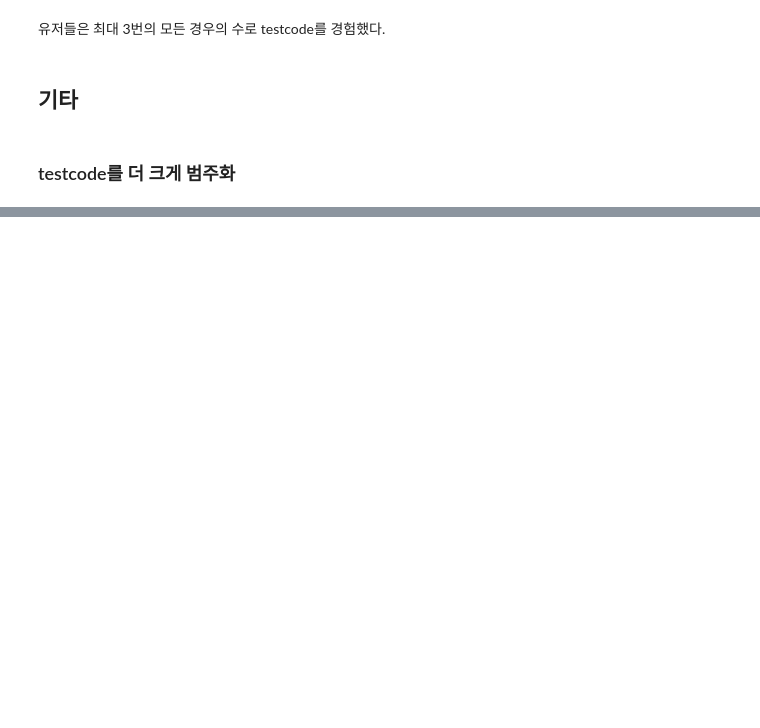
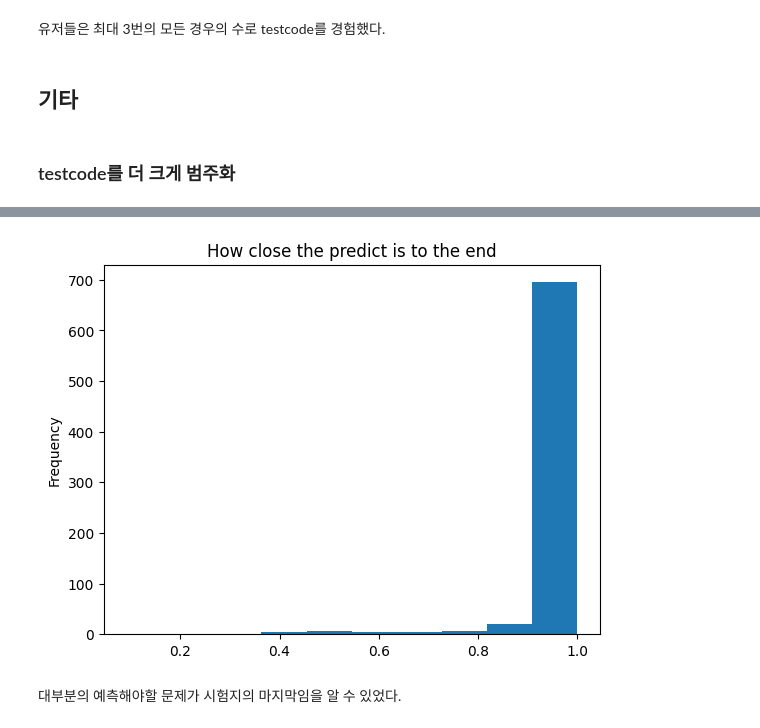
Before and after one commit to boostcampaitech5/level2_dkt-recsys-09, a Jupyter notebook: eda/eda_integration.ipynb, the cells around one changed output, grey strips where cells are left out. Drawn from its saved outputs; the diff is of its cells as text; code cells hidden in the pictures; blank space fills up the shorter version.

```diff
--- a/eda/eda_integration.ipynb
+++ b/eda/eda_integration.ipynb
@@ -895,0 +980,16 @@ sns.barplot(x='bigtestCode', y='answerCode', data=bigcode_groupby, palette='wint
+# %%
+test_df_1 = pd.read_csv('/opt/ml/input/data/test_data.csv')
+
+# test_df 에서도 last_prob feature 생성
+test_df_1['item'] = test_df_1['assessmentItemID'].apply(lambda x: x[7:]) # assessmentItemID의 뒤에 3자리를 의미 -> 각 시험지 별로 문제번호
+
+test_df_1["item"] = test_df_1["item"].astype("int16")
+
+tmp = test_df_1.groupby(["testId"]).agg({"item": "max"})
+tmp.rename(columns={"item": "last_prob_no"}, inplace=True)
+
+tmp_df = test_df_1.copy()
+tmp_df = pd.merge(tmp_df, tmp, on="testId", how="left")
+
+tmp_df["last_prob"] = tmp_df["item"] / tmp_df["last_prob_no"]
+tmp_df = tmp_df.drop("last_prob_no", axis=1)
@@ -895,0 +1012,8 @@ sns.barplot(x='bigtestCode', y='answerCode', data=bigcode_groupby, palette='wint
+# %%
+tmp_df[tmp_df['answerCode'] == -1].last_prob.plot.hist()
+plt.title('How close the predict is to the end')
+plt.show()
+# %% [output]
+[figure, added]
+# %% [markdown]
+대부분의 예측해야할 문제가 시험지의 마지막임을 알 수 있었다.
```
Also changed, not shown: parts of 24 cells of this notebook.
